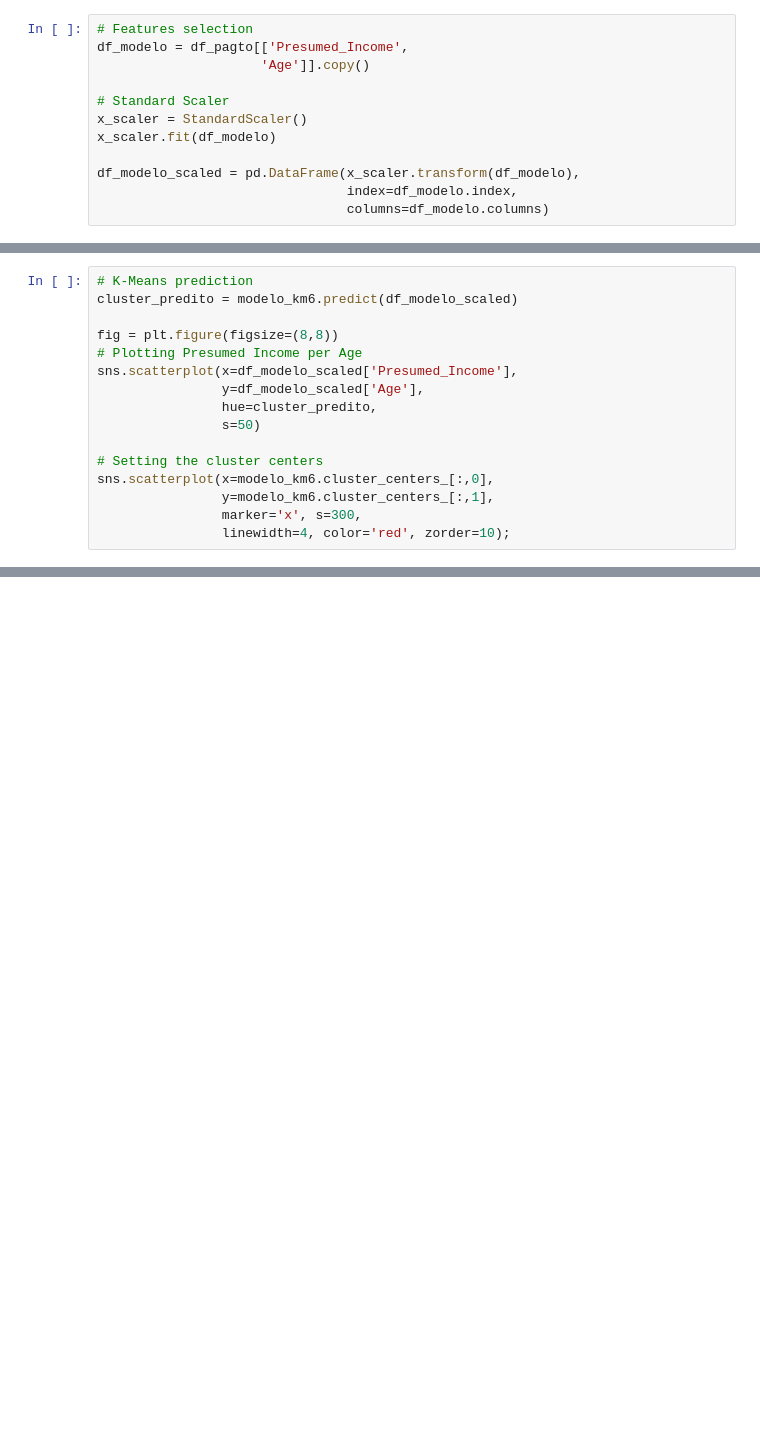
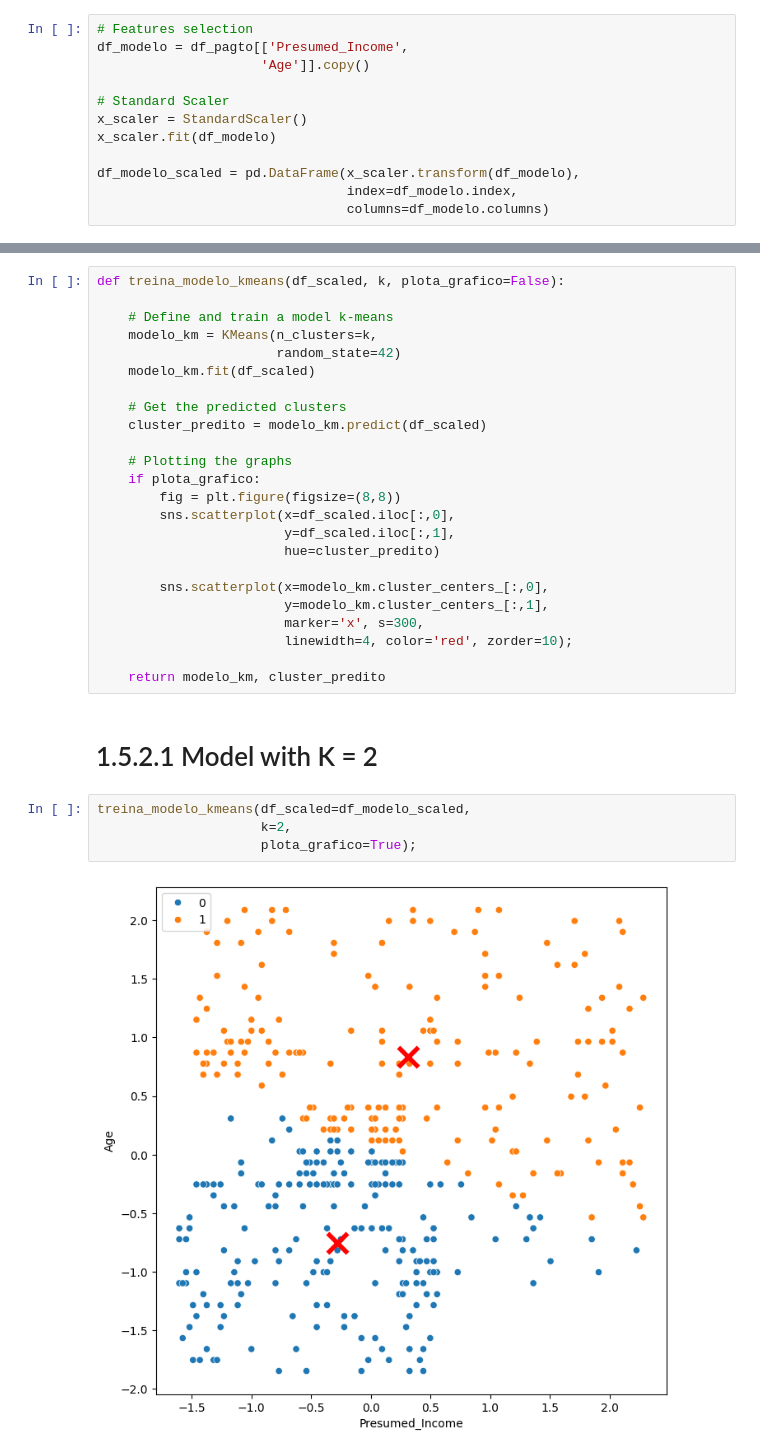
Before and after one commit to rodrigohigashi/Kmeans_EN, a Jupyter notebook: KMeans_payment_EN.ipynb, the cells around one changed output, grey strips where cells are left out. Drawn from its saved outputs; the diff is of its cells as text; blank space fills up the shorter version.

```diff
--- a/KMeans_payment_EN.ipynb
+++ b/KMeans_payment_EN.ipynb
@@ -187,16 +149,0 @@ KMeans(n_clusters=6, random_state=42)
-# %%
-# K-Means prediction
-cluster_predito = modelo_km6.predict(df_modelo_scaled)
-
-fig = plt.figure(figsize=(8,8))
-# Plotting Presumed Income per Age
-sns.scatterplot(x=df_modelo_scaled['Presumed_Income'],
-                y=df_modelo_scaled['Age'],
-                hue=cluster_predito,
-                s=50)
-
-# Setting the cluster centers
-sns.scatterplot(x=modelo_km6.cluster_centers_[:,0],
-                y=modelo_km6.cluster_centers_[:,1],
-                marker='x', s=300,
-                linewidth=4, color='red', zorder=10);
@@ -277,0 +162,32 @@ df_cluster_pagto.pivot_table(values='Paid_Debt',
+# %%
+def treina_modelo_kmeans(df_scaled, k, plota_grafico=False):
+
+    # Define and train a model k-means
+    modelo_km = KMeans(n_clusters=k,
+                       random_state=42)
+    modelo_km.fit(df_scaled)
+
+    # Get the predicted clusters
+    cluster_predito = modelo_km.predict(df_scaled)
+
+    # Plotting the graphs
+    if plota_grafico:
+        fig = plt.figure(figsize=(8,8))
+        sns.scatterplot(x=df_scaled.iloc[:,0],
+                        y=df_scaled.iloc[:,1],
+                        hue=cluster_predito)
+
+        sns.scatterplot(x=modelo_km.cluster_centers_[:,0],
+                        y=modelo_km.cluster_centers_[:,1],
+                        marker='x', s=300,
+                        linewidth=4, color='red', zorder=10);
+
+    return modelo_km, cluster_predito
+# %% [markdown]
+# 1.5.2.1 Model with K = 2
+# %%
+treina_modelo_kmeans(df_scaled=df_modelo_scaled,
+                     k=2,
+                     plota_grafico=True);
+# %% [output]
+[figure, added]
```
Also changed, not shown: parts of 57 cells of this notebook.
